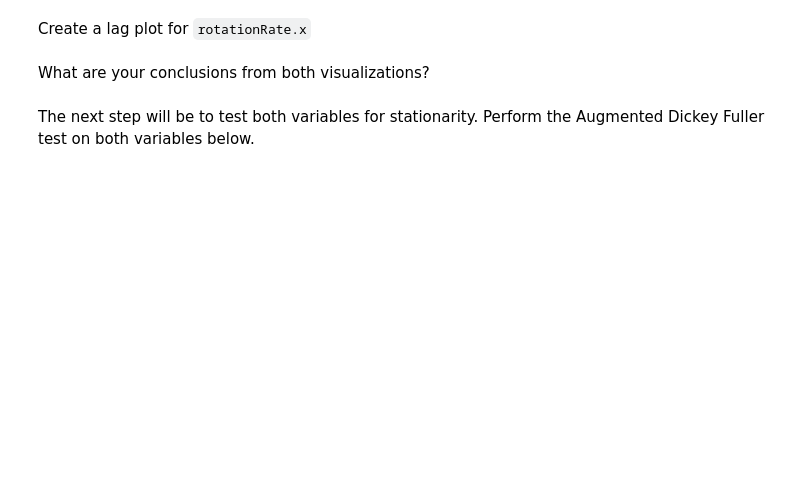
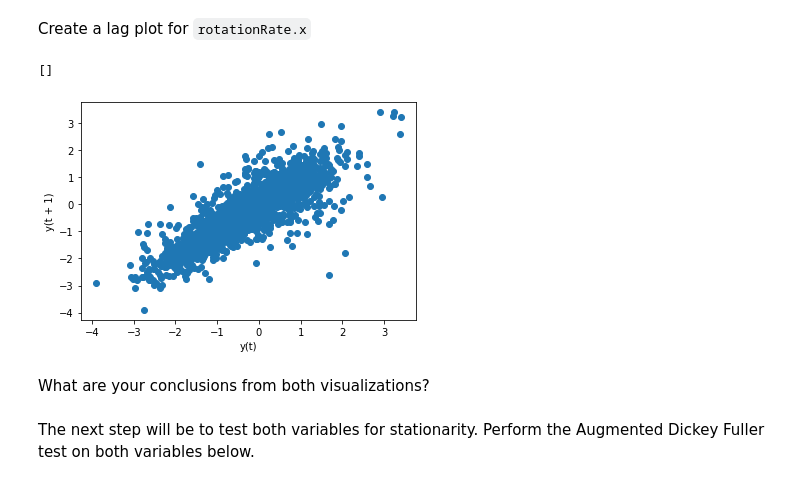
Before and after one commit to ironhack-datalabs/datamad0620, a Jupyter notebook: module-2/lab-time-series/your-code/main.ipynb, the cells around one changed output. Saved outputs shown, nothing was run; the diff lists cells and outputs as text; code cells hidden in the pictures; blank space fills up the shorter version.

```diff
--- a/module-2/lab-time-series/your-code/main.ipynb
+++ b/module-2/lab-time-series/your-code/main.ipynb
@@ -112,2 +130,8 @@ Create a lag plot for `rotationRate.x`
+# %%
+rrx_lag=pd.plotting.lag_plot(sensor["rotationRate.x"])
+print(rrx_lag.plot())
+# %% [output]
+[]
+[figure, added]
 # %% [markdown]
 What are your conclusions from both visualizations?
```
Also changed, not shown: parts of 16 cells of this notebook.
